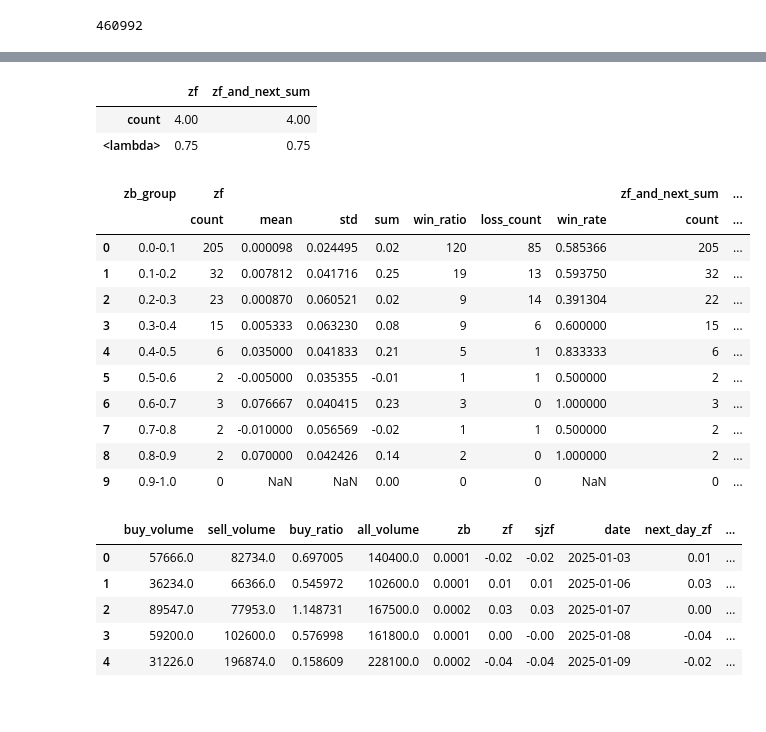
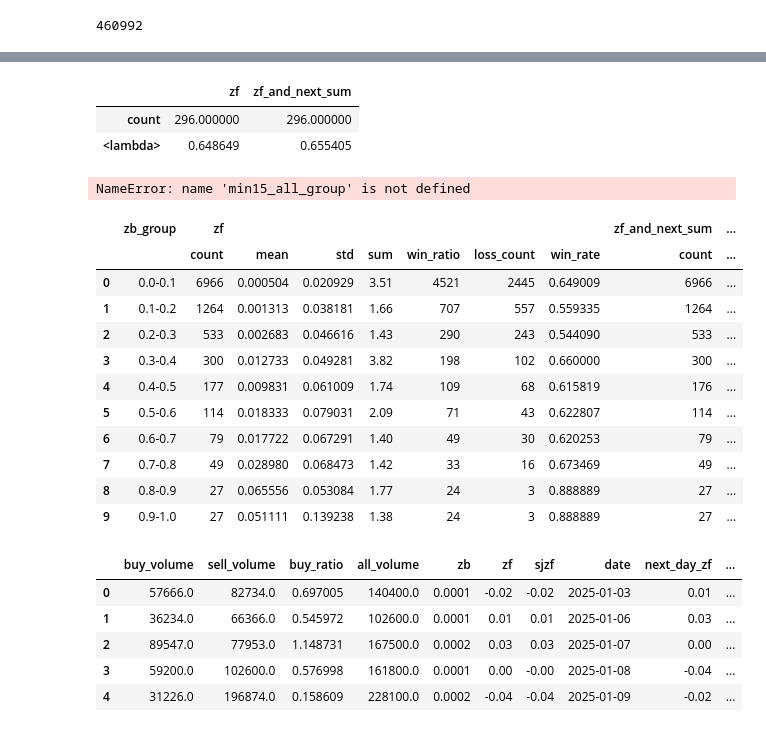
Before and after one commit to chen-cyw-yan/GP, a Jupyter notebook: 当日策列/股票数据.ipynb, the cells around one changed output, grey strips where cells are left out. Drawn from its saved outputs; the diff is of its cells as text; code cells hidden in the pictures.

```diff
--- a/当日策列/股票数据.ipynb
+++ b/当日策列/股票数据.ipynb
@@ -435,5 +467,5 @@ min15_df.groupby('ratio_group').agg({
 # %%
-min15_df.loc[min15_df['buy_ratio_norm']>=0.7].agg({
+min15_all_df.loc[min15_all_df['buy_ratio_norm']>=0.2].agg({
     'zf':['count',
           lambda x:(x>0).sum()/x.count()],
     'zf_and_next_sum':[
@@ -443,10 +475,10 @@ min15_df.loc[min15_df['buy_ratio_norm']>=0.7].agg({
 })
 # %% [output]
 |  | zf | zf_and_next_sum |
-| count | 4.00 | 4.00 |
-| <lambda> | 0.75 | 0.75 |
+| count | 296.000000 | 296.000000 |
+| <lambda> | 0.648649 | 0.655405 |
 # %%
-min15_group=min15_df.groupby(['ratio_group','zb_group']).agg({
+min15_all_group=min15_all_group.groupby(['ratio_group','zb_group']).agg({
     'zf': ['count',
            'mean',
            'std',
@@ -464,38 +496,22 @@ min15_group=min15_df.groupby(['ratio_group','zb_group']).agg({
            func_neg_count,
            func_pos_rate,],
 }).reset_index()
+# %% [output]
+NameError: name 'min15_all_group' is not defined
 # %%
-min15_df.groupby('zb_group').agg({
-    'zf': ['count',
-           'mean',
-           'std',
-           'sum',
-           func_pos_count,
-           func_neg_count,
-           func_pos_rate,
-           ],
-    'zf_and_next_sum':
-        ['count',
-           'mean',
-           'std',
-           'sum',
-           func_pos_count,
-           func_neg_count,
-           func_pos_rate,]
-}).reset_index()
 # %% [output]
 |  | zb_group | zf |  |  |  |  |  |  | zf_and_next_sum | ... |
 |  |  | count | mean | std | sum | win_ratio | loss_count | win_rate | count | ... |
-| 0 | 0.0-0.1 | 205 | 0.000098 | 0.024495 | 0.02 | 120 | 85 | 0.585366 | 205 | ... |
-| 1 | 0.1-0.2 | 32 | 0.007812 | 0.041716 | 0.25 | 19 | 13 | 0.593750 | 32 | ... |
-| 2 | 0.2-0.3 | 23 | 0.000870 | 0.060521 | 0.02 | 9 | 14 | 0.391304 | 22 | ... |
-| 3 | 0.3-0.4 | 15 | 0.005333 | 0.063230 | 0.08 | 9 | 6 | 0.600000 | 15 | ... |
-| 4 | 0.4-0.5 | 6 | 0.035000 | 0.041833 | 0.21 | 5 | 1 | 0.833333 | 6 | ... |
-| 5 | 0.5-0.6 | 2 | -0.005000 | 0.035355 | -0.01 | 1 | 1 | 0.500000 | 2 | ... |
-| 6 | 0.6-0.7 | 3 | 0.076667 | 0.040415 | 0.23 | 3 | 0 | 1.000000 | 3 | ... |
-| 7 | 0.7-0.8 | 2 | -0.010000 | 0.056569 | -0.02 | 1 | 1 | 0.500000 | 2 | ... |
-| 8 | 0.8-0.9 | 2 | 0.070000 | 0.042426 | 0.14 | 2 | 0 | 1.000000 | 2 | ... |
-| 9 | 0.9-1.0 | 0 | NaN | NaN | 0.00 | 0 | 0 | NaN | 0 | ... |
+| 0 | 0.0-0.1 | 6966 | 0.000504 | 0.020929 | 3.51 | 4521 | 2445 | 0.649009 | 6966 | ... |
+| 1 | 0.1-0.2 | 1264 | 0.001313 | 0.038181 | 1.66 | 707 | 557 | 0.559335 | 1264 | ... |
+| 2 | 0.2-0.3 | 533 | 0.002683 | 0.046616 | 1.43 | 290 | 243 | 0.544090 | 533 | ... |
+| 3 | 0.3-0.4 | 300 | 0.012733 | 0.049281 | 3.82 | 198 | 102 | 0.660000 | 300 | ... |
+| 4 | 0.4-0.5 | 177 | 0.009831 | 0.061009 | 1.74 | 109 | 68 | 0.615819 | 176 | ... |
+| 5 | 0.5-0.6 | 114 | 0.018333 | 0.079031 | 2.09 | 71 | 43 | 0.622807 | 114 | ... |
+| 6 | 0.6-0.7 | 79 | 0.017722 | 0.067291 | 1.40 | 49 | 30 | 0.620253 | 79 | ... |
+| 7 | 0.7-0.8 | 49 | 0.028980 | 0.068473 | 1.42 | 33 | 16 | 0.673469 | 49 | ... |
+| 8 | 0.8-0.9 | 27 | 0.065556 | 0.053084 | 1.77 | 24 | 3 | 0.888889 | 27 | ... |
+| 9 | 0.9-1.0 | 27 | 0.051111 | 0.139238 | 1.38 | 24 | 3 | 0.888889 | 27 | ... |
 # %%
 min15_group.to_excel(r'C:\Users\cyw\Desktop\jupyternotebook\git-python\GP\当日策列\static\15min_group.xlsx')
 # %%
```
Also changed, not shown: parts of 13 cells of this notebook, 2 other files.
